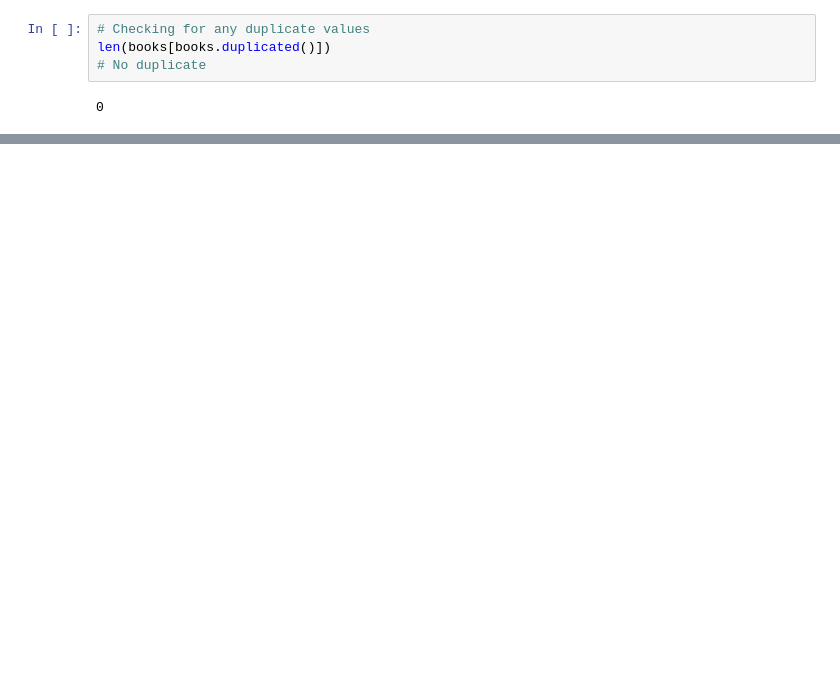
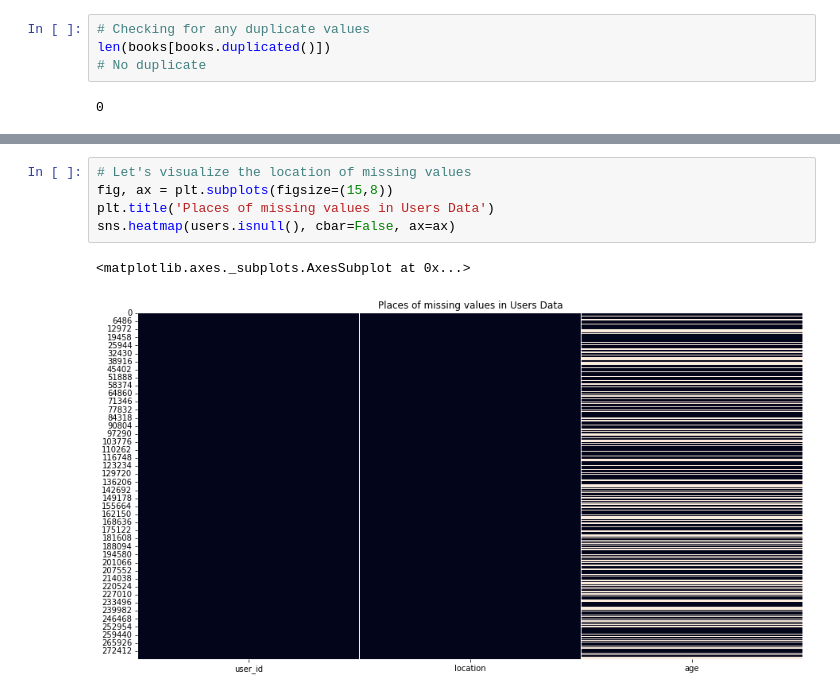
Before and after one commit to RITIK1442840127/Book-Recommendation-System, a Jupyter notebook: Book_Recommendation_System_(_Capstone_project_).ipynb, the cells around one changed output, grey strips where cells are left out. Drawn from its saved outputs; the diff is of its cells as text; blank space fills up the shorter version.

```diff
--- a/Book_Recommendation_System_(_Capstone_project_).ipynb
+++ b/Book_Recommendation_System_(_Capstone_project_).ipynb
@@ -354,0 +383,8 @@ len(books[books.duplicated()])
+# %%
+# Let's visualize the location of missing values
+fig, ax = plt.subplots(figsize=(15,8))
+plt.title('Places of missing values in Users Data')
+sns.heatmap(users.isnull(), cbar=False, ax=ax)
+# %% [output]
+<matplotlib.axes._subplots.AxesSubplot at 0x...>
+[figure, added]
```
Also changed, not shown: parts of 40 cells of this notebook.
